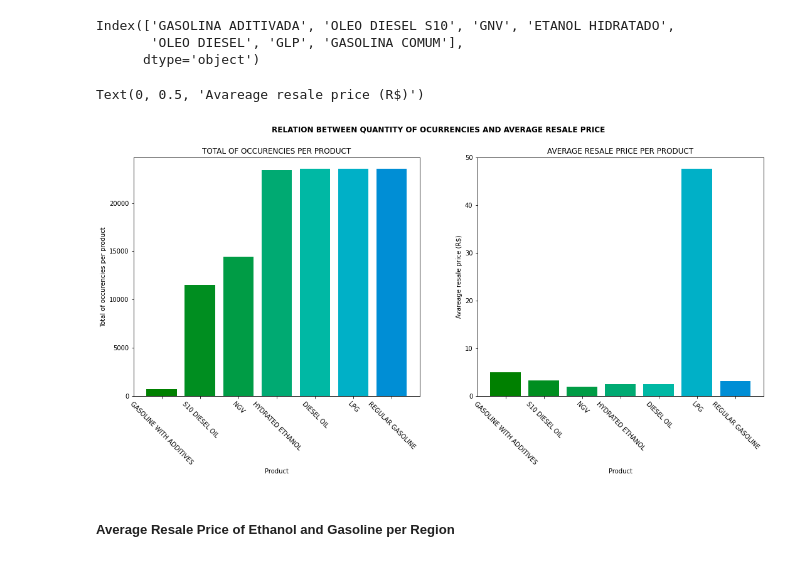
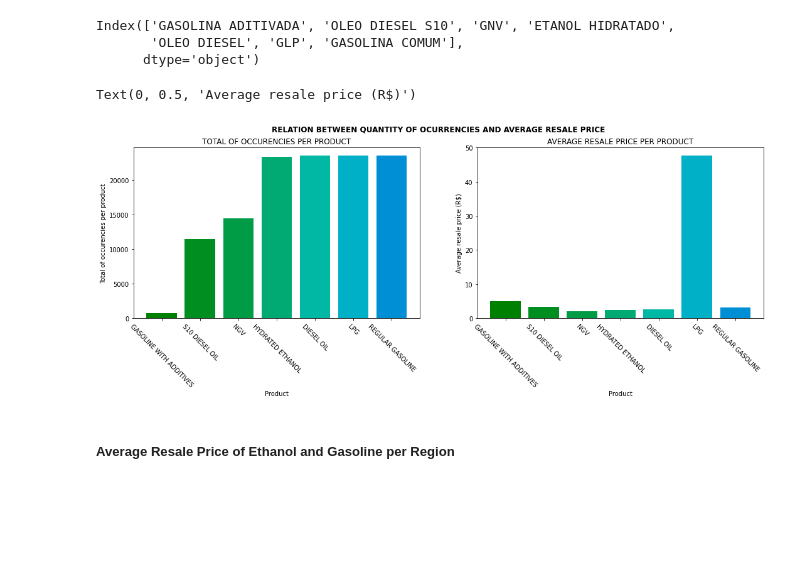
Before and after one commit to Yanasants/eda_gas_prices_brazil, a Jupyter notebook: data_analytics.ipynb, the cells around one changed output. Saved outputs shown, nothing was run; the diff lists cells and outputs as text; code cells hidden in the pictures; blank space fills up the shorter version.

```diff
--- a/data_analytics.ipynb
+++ b/data_analytics.ipynb
@@ -70,33 +70,33 @@ english_products_name = ['GASOLINE WITH ADDITIVES', 'S10 DIESEL OIL', 'NGV', 'HY
        'DIESEL OIL', 'LPG', 'REGULAR GASOLINE']
 # %%
 # Creating figure and axes
-fig, (ax_1, ax_2) = plt.subplots(nrows=1, ncols=2,figsize=(18,7))
+fig, (ax_1, ax_2) = plt.subplots(nrows=1, ncols=2,figsize=(18,5))
 fig.suptitle('RELATION BETWEEN QUANTITY OF OCURRENCIES AND AVERAGE RESALE PRICE', fontweight='bold')
 
 # Determing color gradient
 colors = list(Color('green').range_to(Color('blue'),10))
 colors = [color.rgb for color in colors]
 
 # Product quantities bars
 product_counts_bar = ax_1.bar(products_counts.index, products_counts['PRODUTO'], color=colors)
 ax_1.set_xticklabels(english_products_name, rotation = -45, fontdict={'horizontalalignment':'center'})
 
 # Product prices bars
 avg_price_bar = ax_2.bar(products_prices.index, products_prices['PREÇO MÉDIO REVENDA'], color=colors)
 ax_2.set_xticklabels(english_products_name, rotation = -45, fontdict={'horizontalalignment':'center'})
 
 # Personalizing ax_1
 ax_1.set_title('TOTAL OF OCCURENCIES PER PRODUCT')
 ax_1.set_xlabel('Product')
 ax_1.set_ylabel('Total of occurencies per product')
 
 # Personalizing ax_2
 ax_2.set_title('AVERAGE RESALE PRICE PER PRODUCT')
 ax_2.set_xlabel('Product')
-ax_2.set_ylabel('Avareage resale price (R$)')
+ax_2.set_ylabel('Average resale price (R$)')
 # %% [output]
-Text(0, 0.5, 'Avareage resale price (R$)')
+Text(0, 0.5, 'Average resale price (R$)')
-[figure, old version]
+[figure, new version]
 # %% [markdown]
 ##### Average Resale Price of Ethanol and Gasoline per Region
 # %%
```
Also changed, not shown: parts of 5 cells of this notebook.
